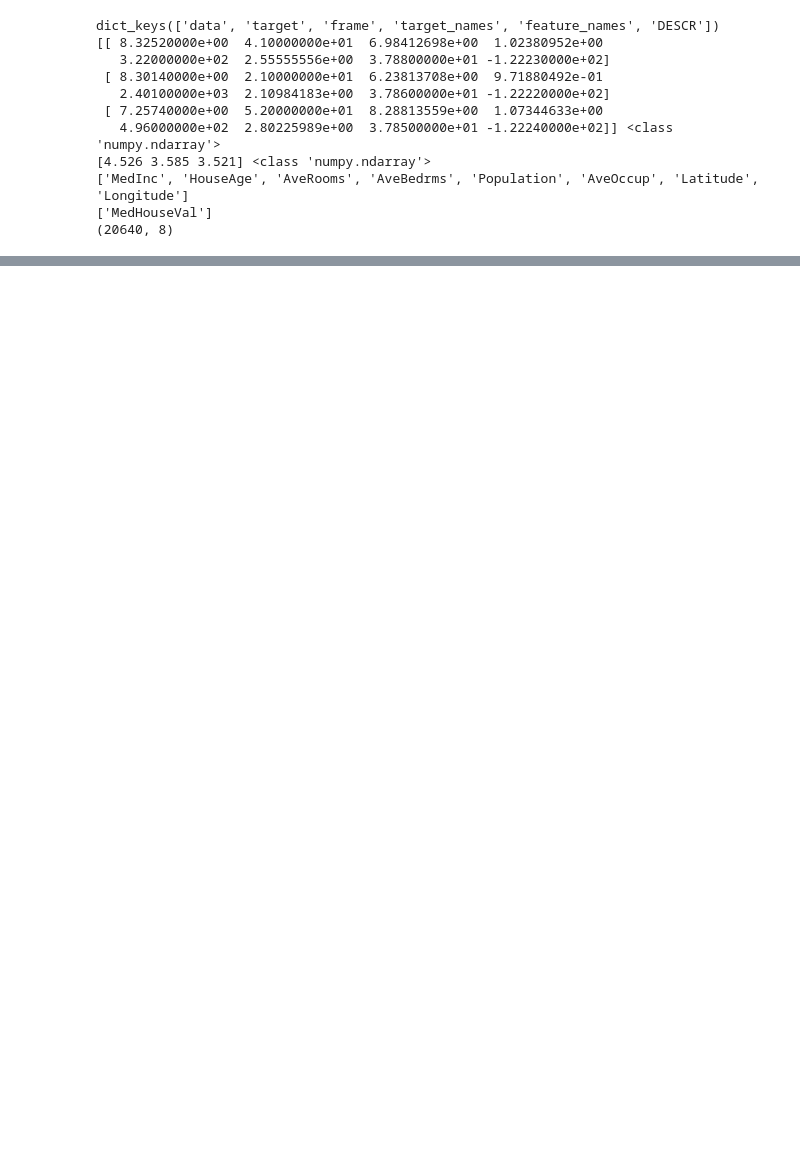
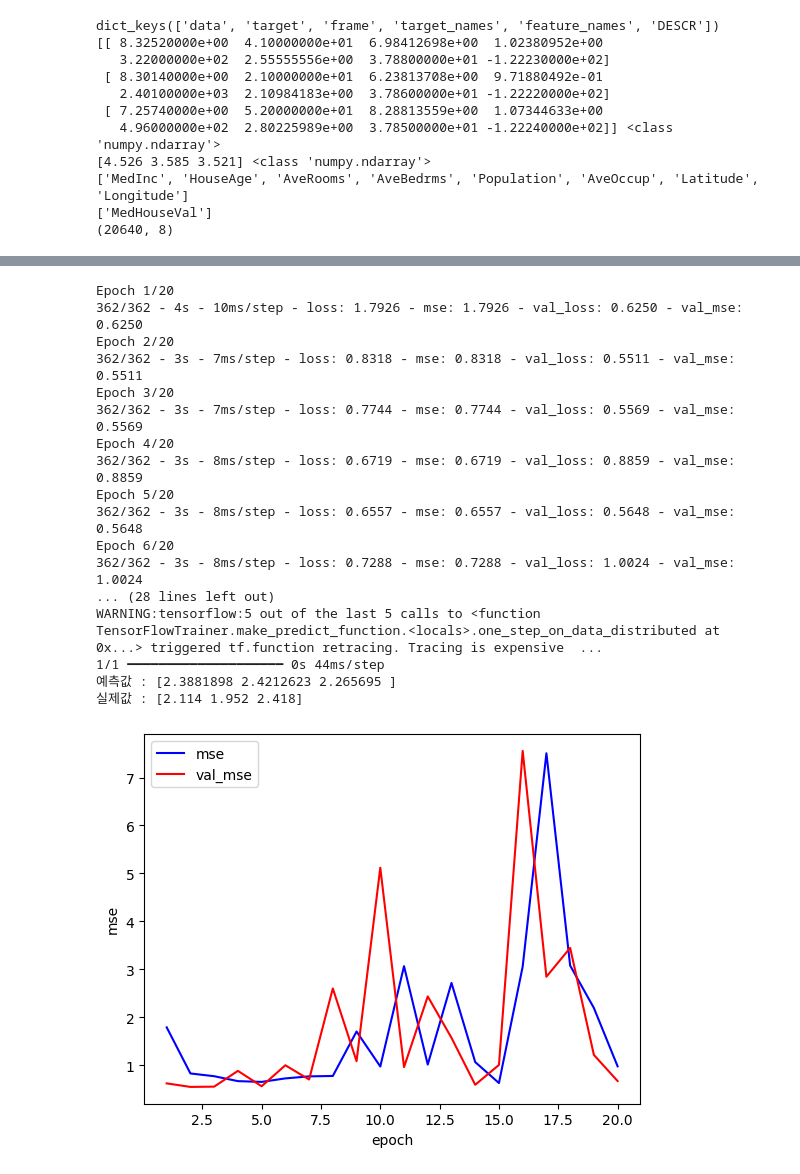
Before and after one commit to bbun-550/RotemStudyNote, a Jupyter notebook: python_analysis/tensorflow/tf14_california.ipynb, the cells around one changed output, grey strips where cells are left out. Drawn from its saved outputs; the diff is of its cells as text; code cells hidden in the pictures; blank space fills up the shorter version.

```diff
--- a/python_analysis/tensorflow/tf14_california.ipynb
+++ b/python_analysis/tensorflow/tf14_california.ipynb
@@ -33,0 +105,46 @@ print(x_train.shape, x_test.shape, y_train.shape, y_test.shape) # x_train, x_tes
+# %%
+# Functional API - 유연한 MLP
+input_ = Input(shape=x_train.shape[1:])
+net1 = Dense(32, activation='relu')(input_)
+net2 = Dense(32, activation='relu')(net1)
+concat = Concatenate()([input_, net2]) # 입력층과 마지막 층을 concatenate했다
+output = Dense(1)(concat)
+
+model2 = Model(inputs=[input_], outputs=[output])
+
+model3.compile(optimizer='adam', loss='mse', metrics=['mse'])
+history2 = model2.fit(x_train, y_train, epochs=20, validation_data=(x_valid, y_valid), verbose=2)
+
+# test 일부 자료로 예측
+x_new = x_test[:3]
+y_pred = model2.predict(x_new)
+
+print('예측값 :', y_pred.ravel())
+print('실제값 :', y_test[:3])
+
+# 시각화
+plt.plot(range(1, 21), history2.history['mse'], 'b', label='mse')
+plt.plot(range(1, 21), history2.history['val_mse'], 'r', label='val_mse')
+plt.xlabel('epoch')
+plt.ylabel('mse')
+plt.legend()
+plt.show()
+# %% [output]
+Epoch 1/20
+362/362 - 4s - 10ms/step - loss: 1.7926 - mse: 1.7926 - val_loss: 0.6250 - val_mse: 0.6250
+Epoch 2/20
+362/362 - 3s - 7ms/step - loss: 0.8318 - mse: 0.8318 - val_loss: 0.5511 - val_mse: 0.5511
+Epoch 3/20
+362/362 - 3s - 7ms/step - loss: 0.7744 - mse: 0.7744 - val_loss: 0.5569 - val_mse: 0.5569
+Epoch 4/20
+362/362 - 3s - 8ms/step - loss: 0.6719 - mse: 0.6719 - val_loss: 0.8859 - val_mse: 0.8859
+Epoch 5/20
+362/362 - 3s - 8ms/step - loss: 0.6557 - mse: 0.6557 - val_loss: 0.5648 - val_mse: 0.5648
+Epoch 6/20
+362/362 - 3s - 8ms/step - loss: 0.7288 - mse: 0.7288 - val_loss: 1.0024 - val_mse: 1.0024
+... (28 lines left out)
+WARNING:tensorflow:5 out of the last 5 calls to <function TensorFlowTrainer.make_predict_function.<locals>.one_step_on_data_distributed at 0x...> triggered tf.function retracing. Tracing is expensive  ...
+1/1 ━━━━━━━━━━━━━━━━━━━━ 0s 44ms/step
+예측값 : [2.3881898 2.4212623 2.265695 ]
+실제값 : [2.114 1.952 2.418]
+[figure, added]
```
Also changed, not shown: parts of 4 cells of this notebook, 5 other files.
